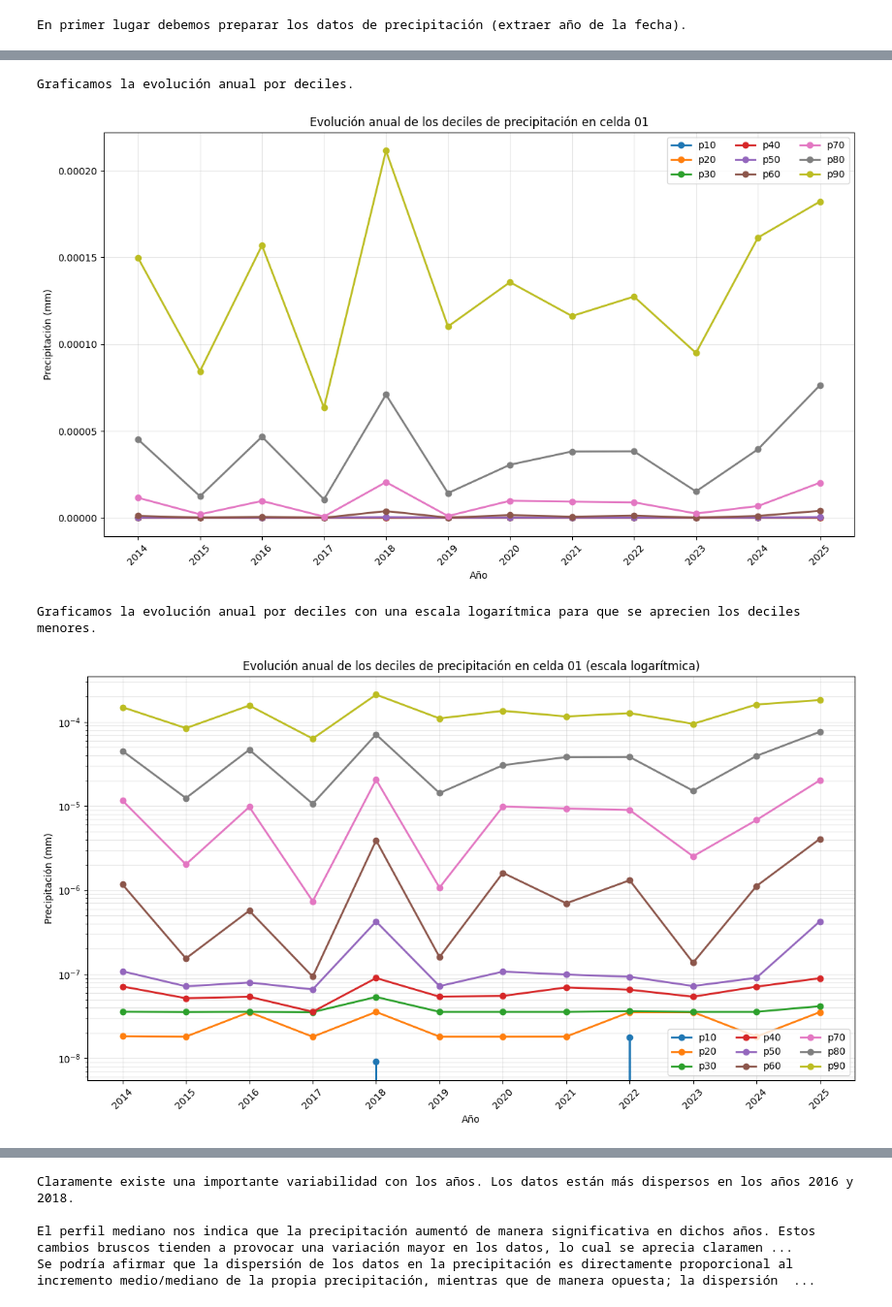
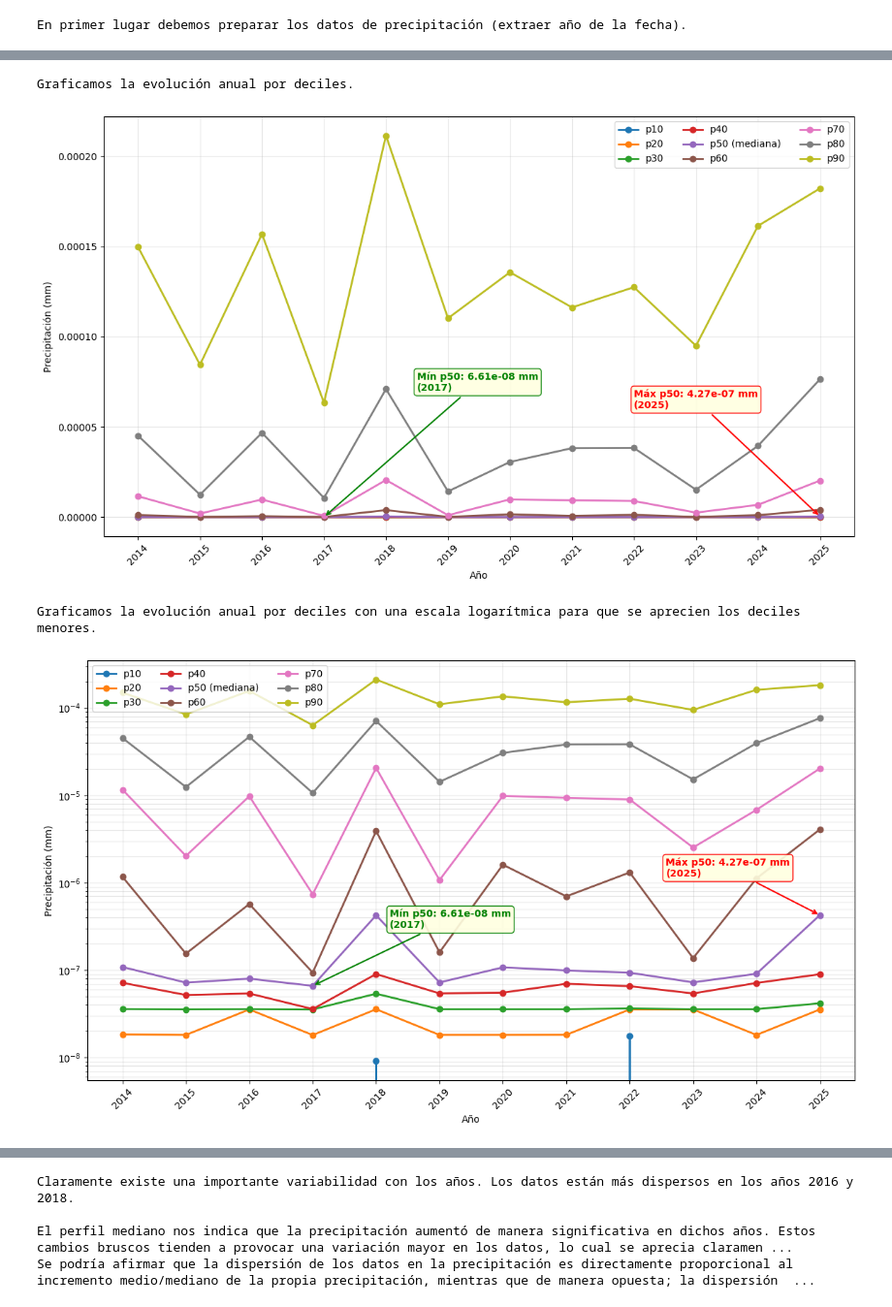
Before and after one commit to AlbertoRodvic/t1_estadistica_descriptiva, a Jupyter notebook: src/Apartado_3.ipynb, the cells around one changed output, grey strips where cells are left out. Shown at 97% size. Saved outputs shown, nothing was run; the diff lists cells and outputs as text; code cells hidden in the pictures.

```diff
--- a/src/Apartado_3.ipynb
+++ b/src/Apartado_3.ipynb
@@ -276,14 +322,36 @@ Por último, calculamos el perfil anual mediano para identificar año más seco
 # %%
 print(f"Graficamos la evolución anual por deciles.")
+
+# Calculamos mín y máx del perfil mediano (p50) para anotarlos
+anno_min_p50 = perfil_deciles_precip[0.5].idxmin()
+anno_max_p50 = perfil_deciles_precip[0.5].idxmax()
+val_min_p50 = perfil_deciles_precip[0.5][anno_min_p50]
+val_max_p50 = perfil_deciles_precip[0.5][anno_max_p50]
 
 # Gráfica con la evolución anual de deciles (precipitación)
 plt.figure(figsize=(12, 7))
 for decil in deciles_precip:
-    plt.plot(perfil_deciles_precip.index, perfil_deciles_precip[decil], marker='o', label=f'p{int(decil*100)}', linewidth=2)
+    lbl = f"p{int(decil*100)} (mediana)" if decil == 0.5 else f"p{int(decil*100)}"
+    plt.plot(perfil_deciles_precip.index, perfil_deciles_precip[decil], marker='o', label=lbl, linewidth=2)
+
+# Anotación del mínimo del p50
+plt.annotate(f"Mín p50: {val_min_p50:.2e} mm\n({anno_min_p50})",
+             xy=(anno_min_p50, val_min_p50),
+             xytext=(anno_min_p50 + 1.5, val_min_p50 + 0.00007),
+             arrowprops=dict(arrowstyle='->', color='green', lw=1.5),
+             fontsize=10, color='green', fontweight='bold',
+             bbox=dict(boxstyle='round,pad=0.3', facecolor='lightyellow', edgecolor='green', alpha=0.9))
+
+# Anotación del máximo del p50
+plt.annotate(f"Máx p50: {val_max_p50:.2e} mm\n({anno_max_p50})",
+             xy=(anno_max_p50, val_max_p50),
+             xytext=(anno_max_p50 - 3, val_max_p50 + 0.00006),
+             arrowprops=dict(arrowstyle='->', color='red', lw=1.5),
+             fontsize=10, color='red', fontweight='bold',
+             bbox=dict(boxstyle='round,pad=0.3', facecolor='lightyellow', edgecolor='red', alpha=0.9))
 
 plt.xlabel('Año')
 plt.ylabel('Precipitación (mm)')
-plt.title('Evolución anual de los deciles de precipitación en celda 01')
 plt.xticks(perfil_deciles_precip.index, rotation=45)
 plt.legend(loc='best', ncol=3)
 plt.grid(True, alpha=0.3)
@@ -291,24 +359,40 @@ plt.tight_layout()
 plt.show()
 # %% [output]
 Graficamos la evolución anual por deciles.
-[figure, old version]
+[figure, new version]
 # %%
 print(f"Graficamos la evolución anual por deciles con una escala logarítmica para que se aprecien los deciles menores.")
 
 # Gráfica con la evolución anual de deciles en escala logarítmica (precipitación)
 plt.figure(figsize=(12, 7))
 for decil in deciles_precip:
-    plt.plot(perfil_deciles_precip.index, perfil_deciles_precip[decil], marker='o', label=f'p{int(decil*100)}', linewidth=2)
+    lbl = f"p{int(decil*100)} (mediana)" if decil == 0.5 else f"p{int(decil*100)}"
+    plt.plot(perfil_deciles_precip.index, perfil_deciles_precip[decil], marker='o', label=lbl, linewidth=2)
+
+# Anotación del mínimo del p50
+plt.annotate(f"Mín p50: {val_min_p50:.2e} mm\n({anno_min_p50})",
+             xy=(anno_min_p50, val_min_p50),
+             xytext=(80, 60), textcoords='offset points',
+             arrowprops=dict(arrowstyle='->', color='green', lw=1.5),
+             fontsize=10, color='green', fontweight='bold',
+             bbox=dict(boxstyle='round,pad=0.3', facecolor='lightyellow', edgecolor='green', alpha=0.9))
+
+# Anotación del máximo del p50
+plt.annotate(f"Máx p50: {val_max_p50:.2e} mm\n({anno_max_p50})",
+             xy=(anno_max_p50, val_max_p50),
+             xytext=(-160, 40), textcoords='offset points',
+             arrowprops=dict(arrowstyle='->', color='red', lw=1.5),
+             fontsize=10, color='red', fontweight='bold',
+             bbox=dict(boxstyle='round,pad=0.3', facecolor='lightyellow', edgecolor='red', alpha=0.9))
 
 plt.yscale('log')
 plt.xlabel('Año')
 plt.ylabel('Precipitación (mm)')
-plt.title('Evolución anual de los deciles de precipitación en celda 01 (escala logarítmica)')
 plt.xticks(perfil_deciles_precip.index, rotation=45)
 plt.legend(loc='best', ncol=3)
 plt.grid(True, alpha=0.3, which='both')
 plt.tight_layout()
 plt.show()
 # %% [output]
 Graficamos la evolución anual por deciles con una escala logarítmica para que se aprecien los deciles menores.
-[figure, old version]
+[figure, new version]
```
Also changed, not shown: parts of 7 cells of this notebook.
